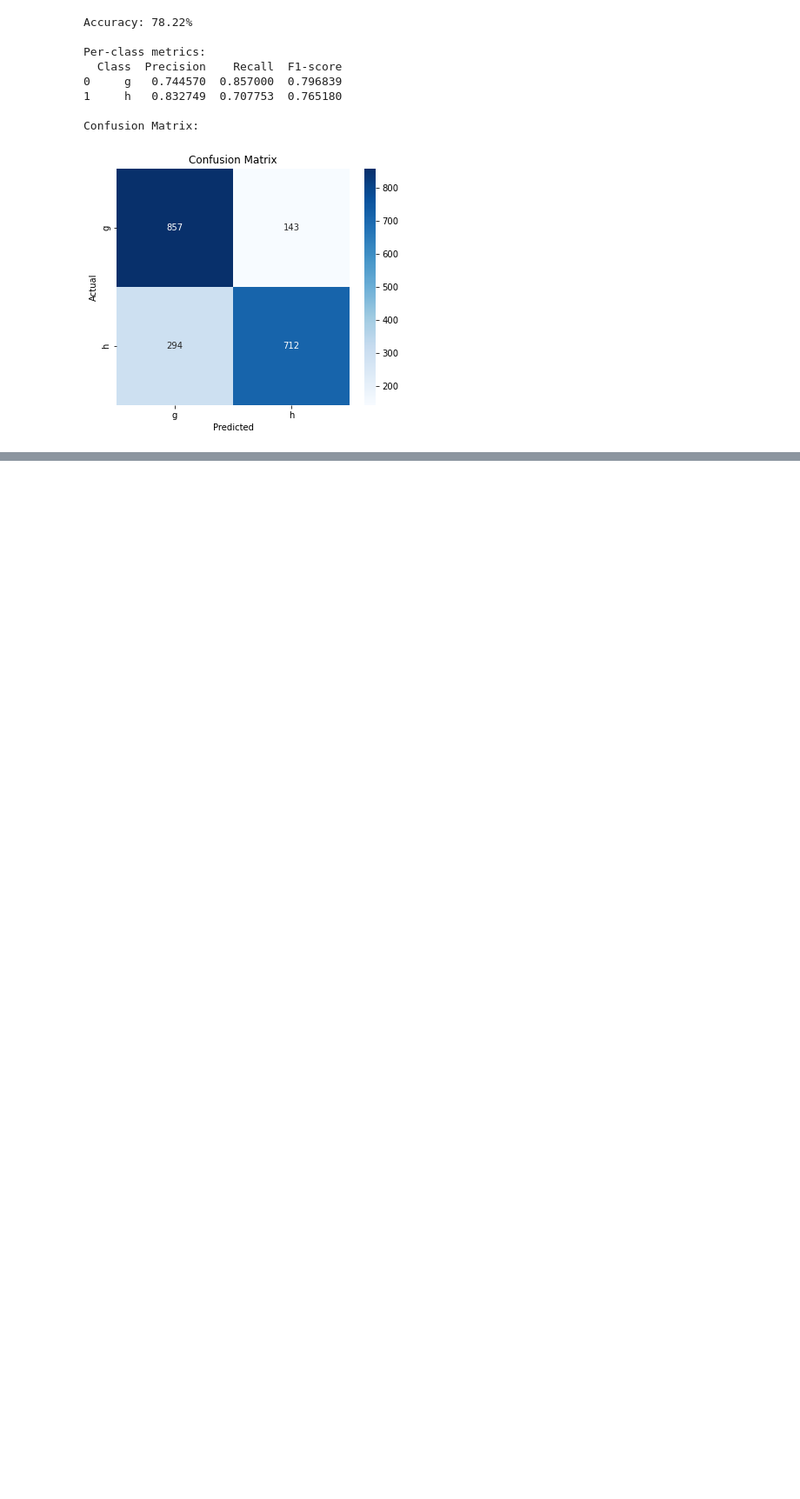
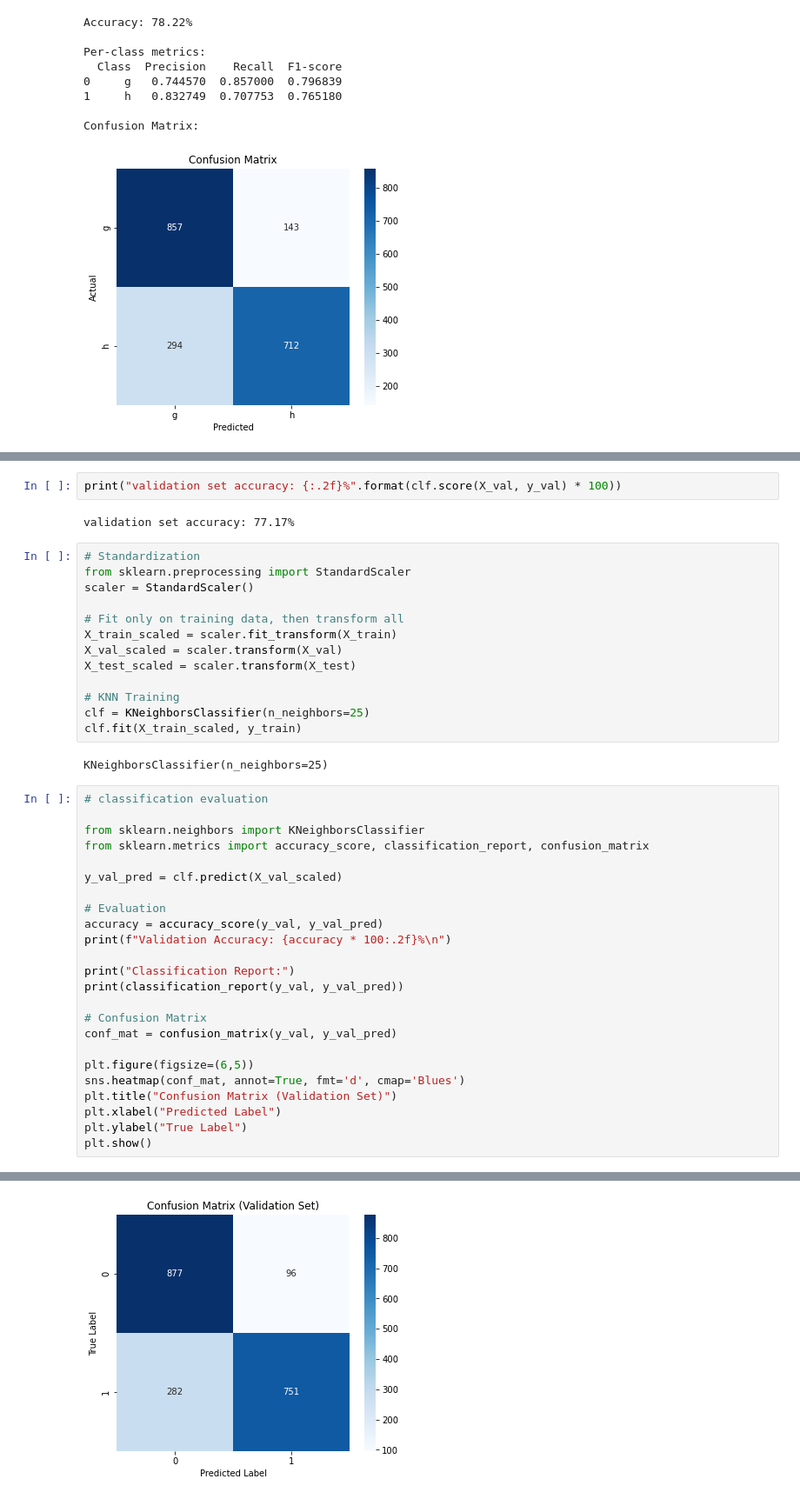
Before and after one commit to oadel1814/Machine-Learning-Classifiaction-and-Regression, a Jupyter notebook: KNN.ipynb, the cells around one changed output, grey strips where cells are left out. Shown: that part at 87% size. Drawn from its saved outputs; the diff is of its cells as text; blank space fills up the shorter version.

```diff
--- a/KNN.ipynb
+++ b/KNN.ipynb
@@ -288,0 +297,44 @@ display(telescope_data_standardized)
+# %%
+print("validation set accuracy: {:.2f}%".format(clf.score(X_val, y_val) * 100))
+# %% [output]
+validation set accuracy: 77.17%
+# %%
+# Standardization
+from sklearn.preprocessing import StandardScaler
+scaler = StandardScaler()
+
+# Fit only on training data, then transform all
+X_train_scaled = scaler.fit_transform(X_train)
+X_val_scaled = scaler.transform(X_val)
+X_test_scaled = scaler.transform(X_test)
+
+# KNN Training
+clf = KNeighborsClassifier(n_neighbors=25)
+clf.fit(X_train_scaled, y_train)
+# %% [output]
+KNeighborsClassifier(n_neighbors=25)
+# %%
+# classification evaluation
+
+from sklearn.neighbors import KNeighborsClassifier
+from sklearn.metrics import accuracy_score, classification_report, confusion_matrix
+
+y_val_pred = clf.predict(X_val_scaled)
+
+# Evaluation
+accuracy = accuracy_score(y_val, y_val_pred)
+print(f"Validation Accuracy: {accuracy * 100:.2f}%\n")
+
+print("Classification Report:")
+print(classification_report(y_val, y_val_pred))
+
+# Confusion Matrix
+conf_mat = confusion_matrix(y_val, y_val_pred)
+
+plt.figure(figsize=(6,5))
+sns.heatmap(conf_mat, annot=True, fmt='d', cmap='Blues')
+plt.title("Confusion Matrix (Validation Set)")
+plt.xlabel("Predicted Label")
+plt.ylabel("True Label")
+plt.show()
+# %% [output]
@@ -288,0 +352 @@ display(telescope_data_standardized)
+[figure, added]
```
Also changed, not shown: parts of 4 cells of this notebook.
